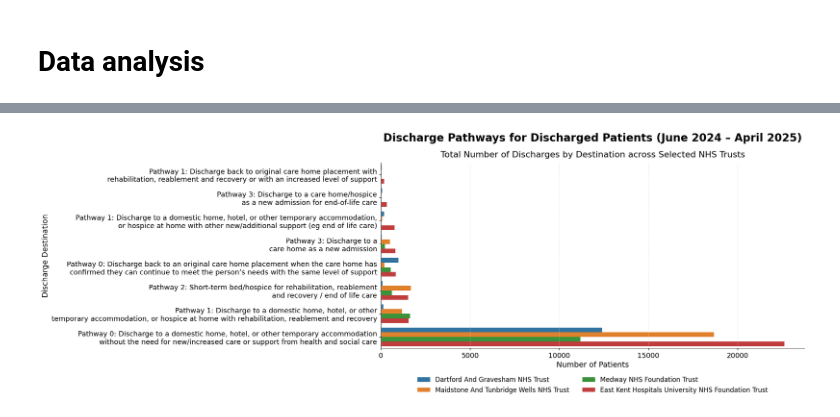
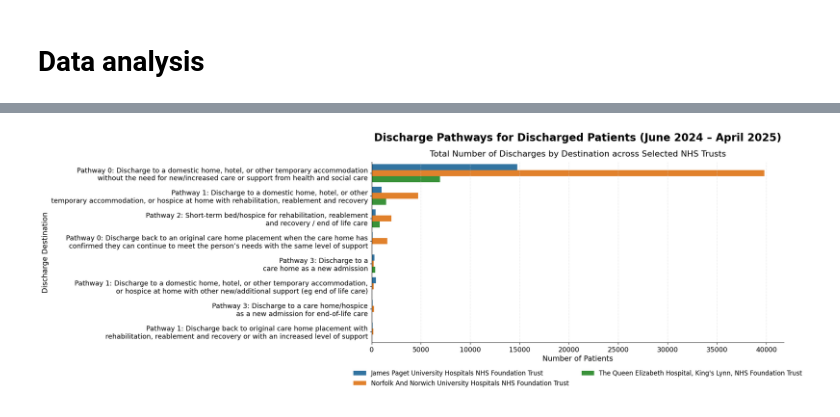
Before and after one commit to pereirajose3/hospital-discharge-metrics-analysis, a Jupyter notebook: Discharge situation report data analysis.ipynb, the cells around one changed output, grey strips where cells are left out. Cells and saved outputs as stored; diff of their text form; code cells hidden in the pictures.

```diff
--- a/Discharge situation report data analysis.ipynb
+++ b/Discharge situation report data analysis.ipynb
@@ -4,7 +4,9 @@ import os
 #plot_save_path="C:\\Users\\e410675\\OneDrive - London South Bank University\\Desktop\\Plots"
 
 
-plot_save_path="C:\\Users\\Jose Luis\\Desktop"
+#plot_save_path="C:\\Users\\Jose Luis\\Desktop"
+
+plot_save_path = "/Users/e410675/Desktop/Plots"
 # %%
 import pandas as pd
 
@@ -349,13 +566,11 @@ import matplotlib.pyplot as plt
 import seaborn as sns
 import os
 
-
 # === Define target organisations ===
 target_orgs = [
-    "Dartford And Gravesham NHS Trust",
-    "Maidstone And Tunbridge Wells NHS Trust",
-    "Medway NHS Foundation Trust",
-    "East Kent Hospitals University NHS Foundation Trust"
+    "James Paget University Hospitals NHS Foundation Trust",
+    "Norfolk And Norwich University Hospitals NHS Foundation Trust",
+    "The Queen Elizabeth Hospital, King's Lynn, NHS Foundation Trust"
 ]
 
 # === Filter for Discharge destination and target organisations ===
@@ -379,15 +594,16 @@ agg_discharge = (
     discharge_df.groupby(["Discharge Destination", "Org Name"])["Value"]
     .sum()
     .reset_index()
-    .sort_values("Value", ascending=True)
 )
 
 # === Set Org Name as categorical with target_orgs order ===
-agg_discharge["Org Name"] = pd.Categorical(agg_discharge["Org Name"], categories=target_orgs, ordered=True)
+agg_discharge["Org Name"] = pd.Categorical(
+    agg_discharge["Org Name"], categories=target_orgs, ordered=True
+)
 
 # === Function to break long labels into two lines ===
 def break_long_labels(label, max_length=30):
-    if len(label) > max_length:
+    if isinstance(label, str) and len(label) > max_length:
         parts = label.split(" ")
         midpoint = len(parts) // 2
         return " ".join(parts[:midpoint]) + "\n" + " ".join(parts[midpoint:])
@@ -396,11 +612,11 @@ def break_long_labels(label, max_length=30):
 # === Apply label shortening ===
 agg_discharge["Discharge Destination"] = agg_discharge["Discharge Destination"].apply(break_long_labels)
 
-# === Order discharge destinations by total value across all orgs ===
+# === Order discharge destinations by total value across all orgs (maior → menor) ===
 destination_order = (
     agg_discharge.groupby("Discharge Destination")["Value"]
     .sum()
-    .sort_values(ascending=True)
+    .sort_values(ascending=False)  # <-- aqui a alteração
     .index
 )
 
@@ -442,34 +658,34 @@ ax.text(
     0.5, 1.03,
     "Total Number of Discharges by Destination across Selected NHS Trusts",
     fontsize=16,
     ha='center',
     transform=ax.transAxes
 )
 
 # === Grid and style ===
 ax.grid(axis='x', linestyle=':', linewidth=1, color='lightgrey', alpha=0.8)
 ax.spines['top'].set_visible(False)
 ax.spines['right'].set_visible(False)
 
 # === Legend ===
 ax.legend(
     fontsize=12,
     title_fontsize=12,
     loc='upper center',
     bbox_to_anchor=(0.5, -0.12),
     ncol=2,
     frameon=False
 )
 
 # === Final layout adjustment ===
 plt.subplots_adjust(left=0.25, right=0.95, top=0.9, bottom=0.2)
 plt.tight_layout(rect=[0, 0.1, 1, 1])
 
 # === Save & show ===
 plt.savefig(os.path.join(plot_save_path, "Discharge Pathways.png"), bbox_inches='tight', dpi=300)
 plt.show()
 # %% [output]
-[figure, old version]
+[figure, new version]
 # %%
 import pandas as pd
 import matplotlib.pyplot as plt
```
Also changed, not shown: parts of 13 cells of this notebook.
